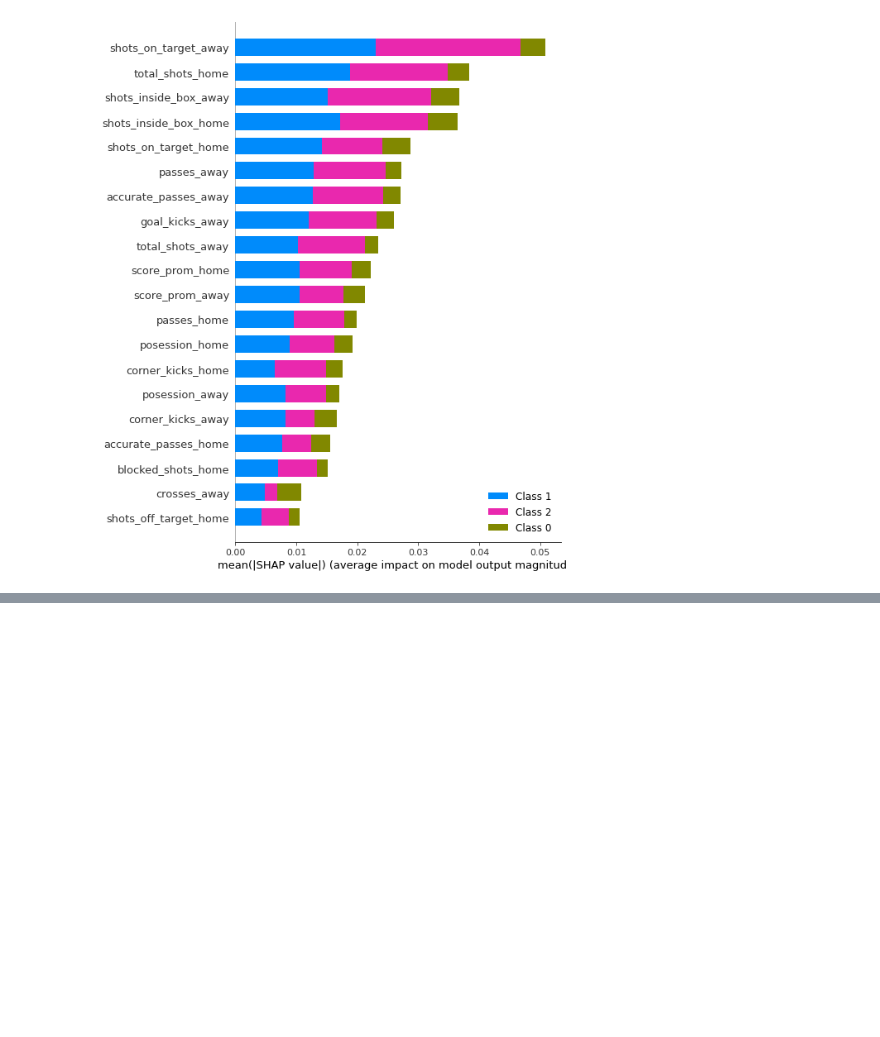
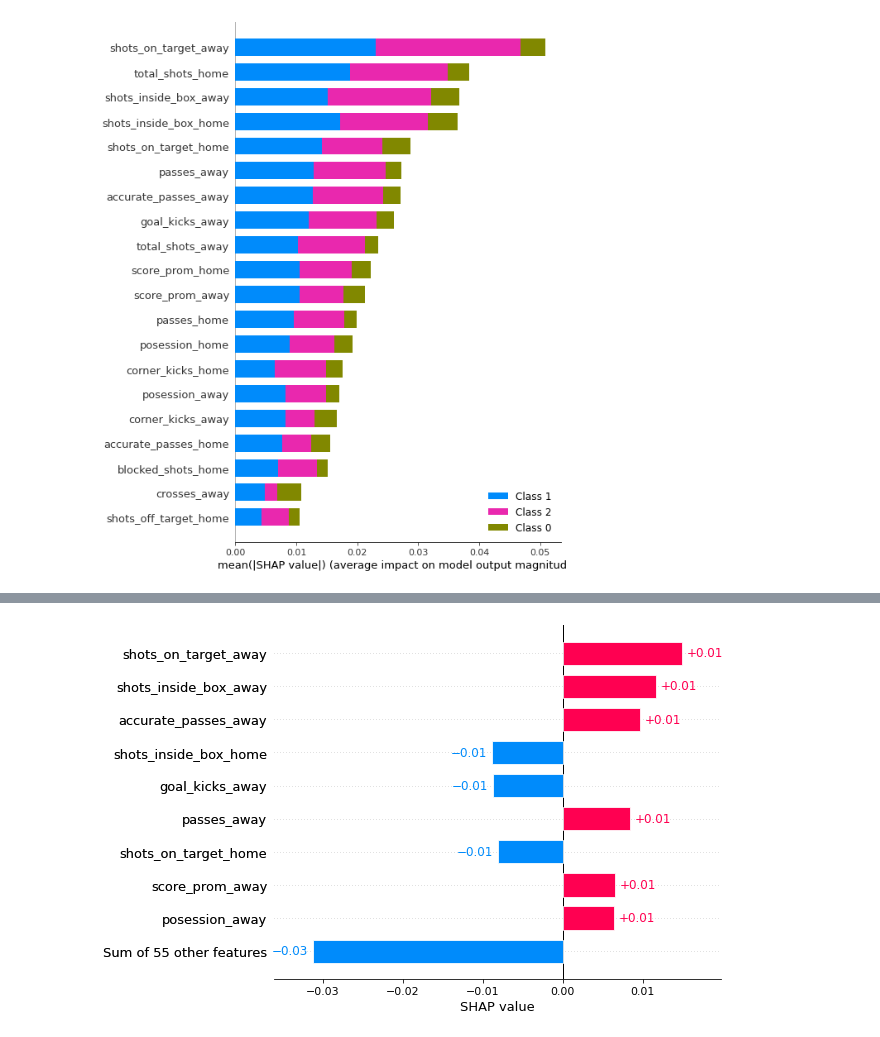
Before and after one commit to Diegofpdt/DL-aplicado-a-predicci-n-de-resultados-deportivos, a Jupyter notebook: Modelos_premier.ipynb, the cells around one changed output, grey strips where cells are left out. Cells and saved outputs as stored; diff of their text form; code cells hidden in the pictures; blank space fills up the shorter version.

```diff
--- a/Modelos_premier.ipynb
+++ b/Modelos_premier.ipynb
@@ -1271,3 +1275,7 @@ shap.plots.waterfall(shap_values[13])
+# %%
+shap.plots.bar(shap_values[0])
+# %% [output]
+[figure, added]
 # %%
 shap.plots.beeswarm(shap_values)
 # %% [output]
```
Also changed, not shown: parts of 5 cells of this notebook.
